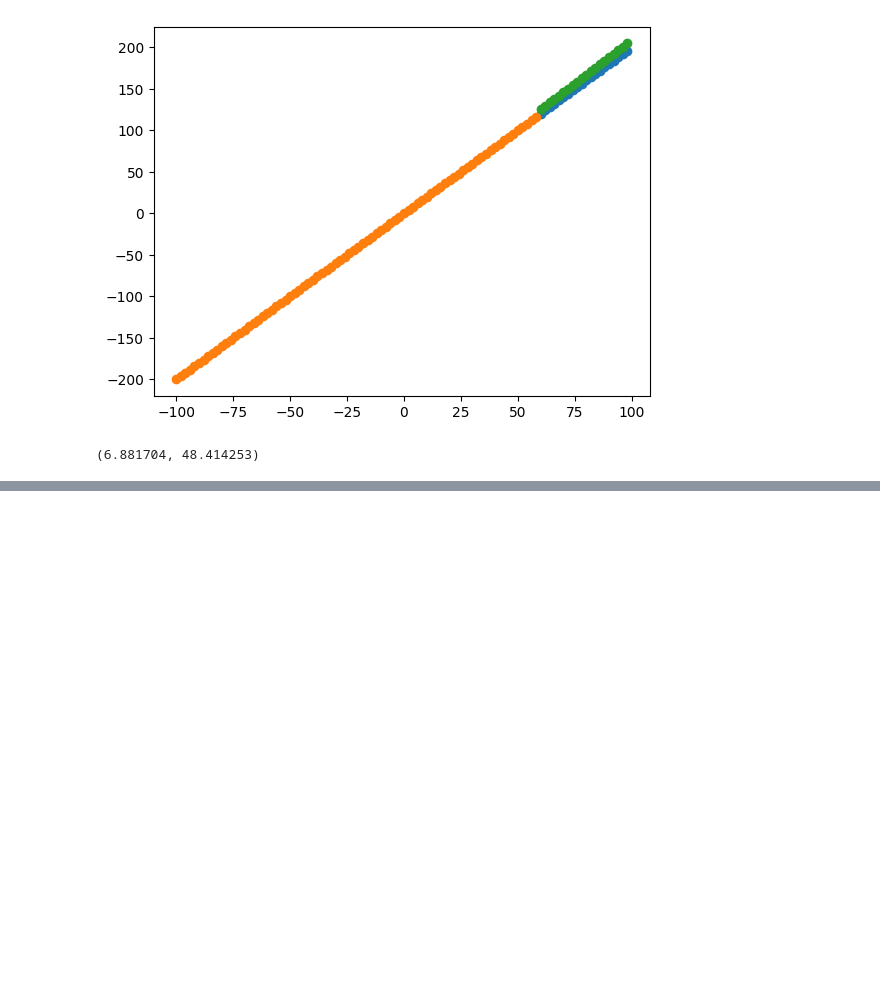
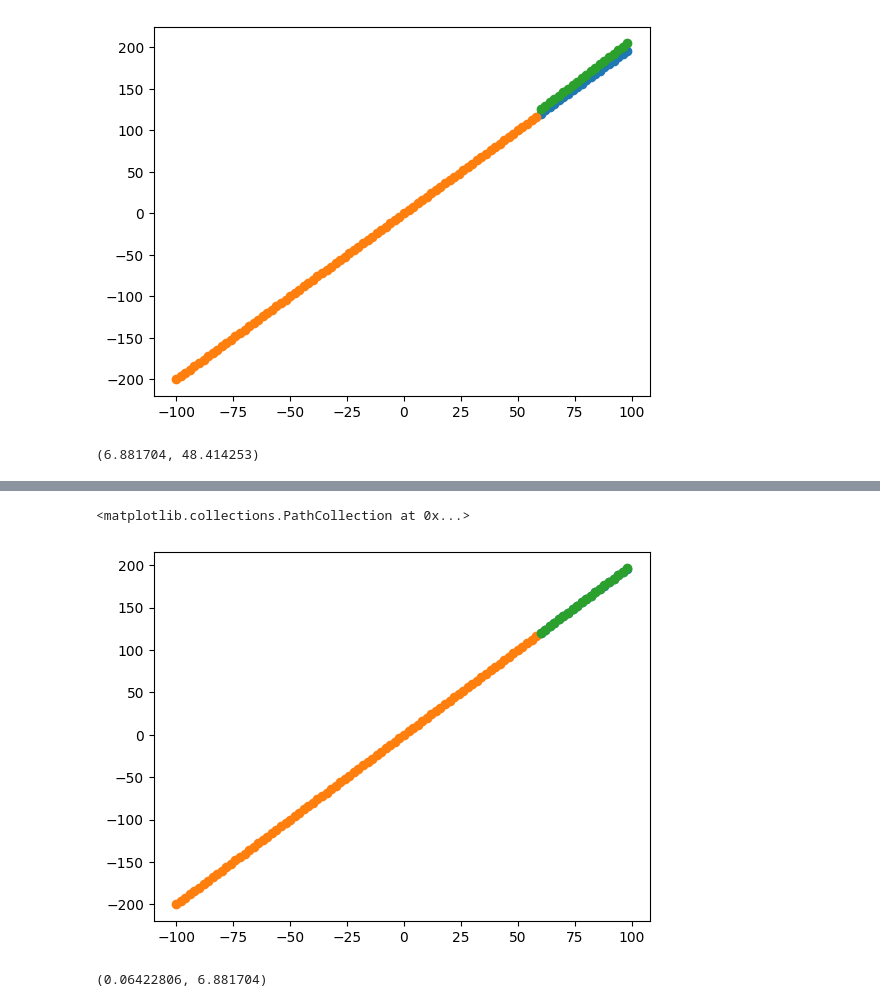
Before and after one commit to machiobrian/Night, a Jupyter notebook: model_2.ipynb, the cells around one changed output, grey strips where cells are left out. Cells and saved outputs as stored; diff of their text form; code cells hidden in the pictures; blank space fills up the shorter version.

```diff
--- a/model_2.ipynb
+++ b/model_2.ipynb
@@ -94,3 +94,8 @@ mae = tf.metrics.mean_absolute_error(y_test, y_pred)
 mae.numpy(), mse.numpy()
 # %% [output]
 (6.881704, 48.414253)
+# %%
+# loading the h5 format and making pred on it
+
+load_h5 = tf.keras.models.load_model("../Night/model_3_hdf5_format.h5")
+load_h5.summary()
@@ -96,0 +116,4 @@ mae.numpy(), mse.numpy()
+# %%
+h5_pred = load_h5.predict(X_test)
+model_3_preds = model.predict(X_test)
+model_3_preds == h5_pred
@@ -96,0 +143,12 @@ mae.numpy(), mse.numpy()
+# %%
+plt.scatter(X_test, y_test)
+plt.scatter(X_train, y_train)
+plt.scatter(X_test, h5_pred)
+# %% [output]
+<matplotlib.collections.PathCollection at 0x...>
+[figure, added]
+# %%
+mae_h5 = tf.metrics.mean_absolute_error(y_test, tf.squeeze(h5_pred))
+mae_h5.numpy(), mae.numpy()
+# %% [output]
+(0.06422806, 6.881704)
```
Also changed, not shown: parts of 2 cells of this notebook, 3 other files.
